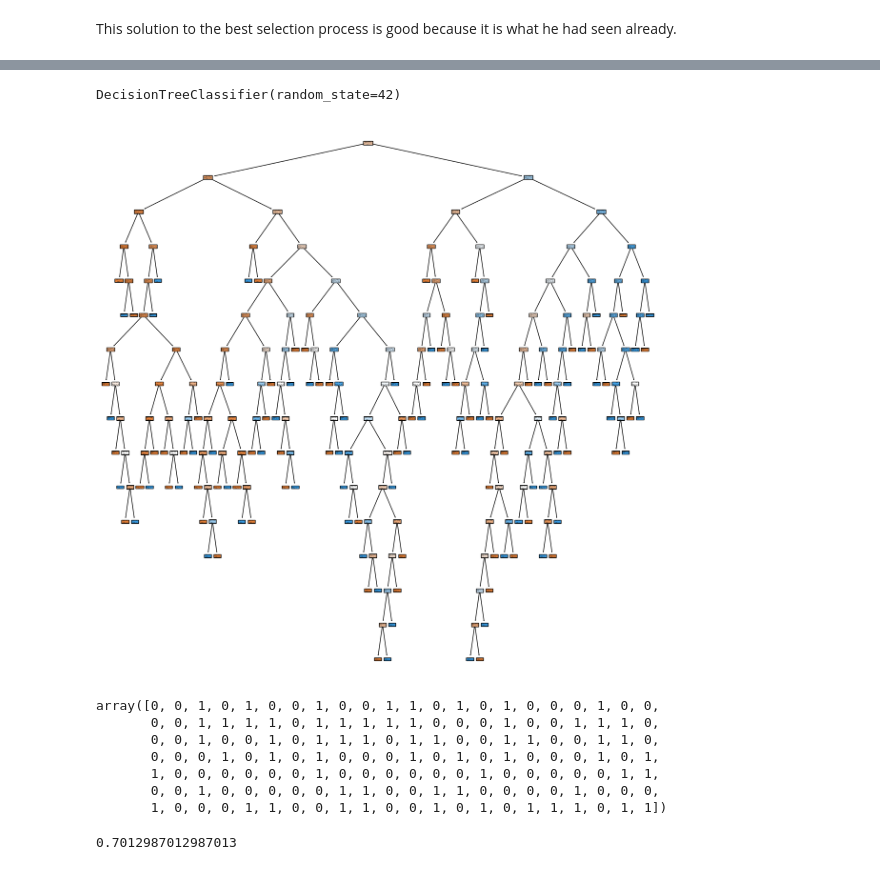
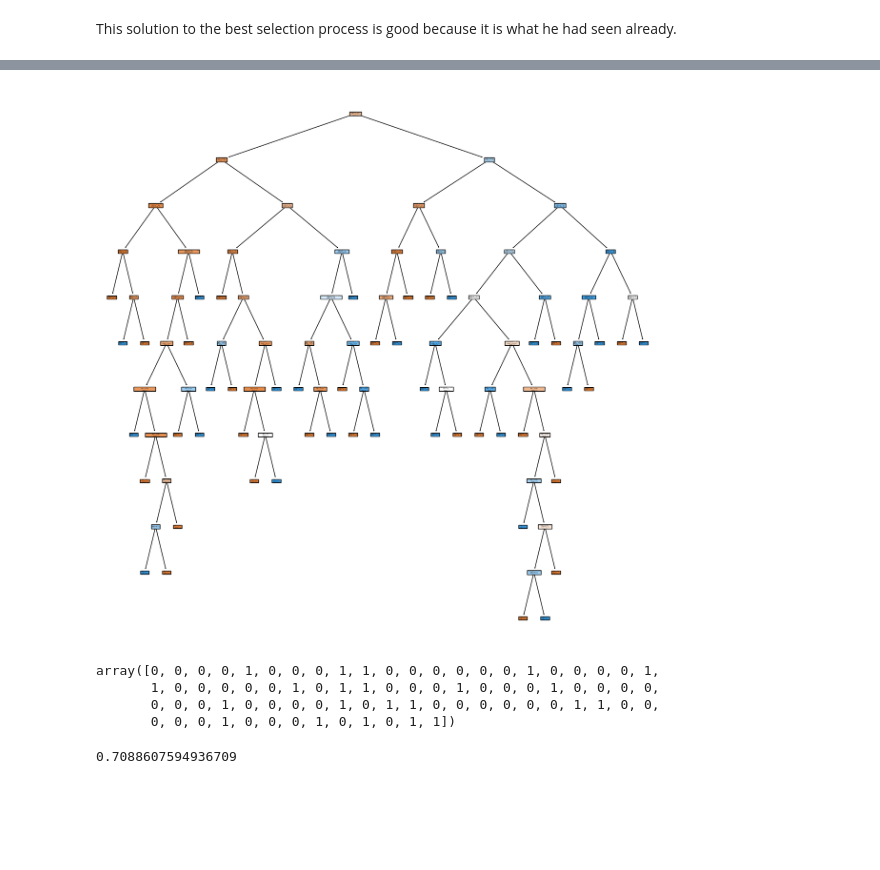
Before and after one commit to 4GeeksAcademy/machine-learning-python-template5, a Jupyter notebook: src/explore.ipynb, the cells around one changed output, grey strips where cells are left out. Drawn from its saved outputs; the diff is of its cells as text; code cells hidden in the pictures; blank space fills up the shorter version.

```diff
--- a/src/explore.ipynb
+++ b/src/explore.ipynb
@@ -61,6 +74,10 @@ plt.show()
 [figure]
 # %% [markdown]
 The variables with the most outliers are insulin, DiabetesPedigreeFunction and BMI
+# %%
+df = df[df['Insulin'] > 0]
+df = df[df['Glucose'] >0 ]
+df = df[df['BMI'] >0 ]
 # %%
 fig, axis = plt.subplots(2, 8, figsize = (10, 7))
 
@@ -134,11 +151,11 @@ X_train.head()
 # %%
-from sklearn.feature_selection import f_classif, SelectKBest
+# from sklearn.feature_selection import f_classif, SelectKBest
 
-# Con un valor de k = 5 queremos decir implícitamente que queremos eliminar 2 características del conjunto de datos
-selection_model = SelectKBest(f_classif, k= int(len(X_train.columns) * 0.7))
-selection_model.fit(X_train, y_train)
-ix = selection_model.get_support()
-X_train_sel = pd.DataFrame(selection_model.transform(X_train), columns = X_train.columns.values[ix])
-X_test_sel = pd.DataFrame(selection_model.transform(X_test), columns = X_test.columns.values[ix])
+# # Con un valor de k = 5 queremos decir implícitamente que queremos eliminar 2 características del conjunto de datos
+# selection_model = SelectKBest(f_classif, k= int(len(X_train.columns) * 0.7))
+# selection_model.fit(X_train, y_train)
+# ix = selection_model.get_support()
+# X_train_sel = pd.DataFrame(selection_model.transform(X_train), columns = X_train.columns.values[ix])
+# X_test_sel = pd.DataFrame(selection_model.transform(X_test), columns = X_test.columns.values[ix])
 
-X_train_sel.head()
+# X_train_sel.head()
@@ -152,5 +162,6 @@ X_train_sel.head()
 # %% [markdown]
 This solution to the best selection process is good because it is what he had seen already.
 # %%
-X_train_sel["Outcome"] = list(y_train)
+X_train["Outcome"] = list(y_train)
+X_test['Outcome'] = list(y_test)
 # %%
@@ -166,38 +172,39 @@ TotalTree = X_train_sel.drop('Outcome', axis=1)
-# %%
-from sklearn.tree import DecisionTreeClassifier
-
-model = DecisionTreeClassifier(random_state = 42)
-model.fit(TotalTree, X_train_sel['Outcome'])
-# %% [output]
-DecisionTreeClassifier(random_state=42)
 # %%
 from sklearn import tree
 
-fig = plt.figure(figsize=(15,15))
+from sklearn.tree import DecisionTreeClassifier
 
 
-tree.plot_tree(model, feature_names = X_train_sel['Outcome'], class_names = ["0", "1"], filled = True)
+X_train_outcome = X_train['Outcome']
+X_train = X_train.drop('Outcome', axis=1)
+
+X_test_outcome = X_test['Outcome']
+X_test = X_test.drop('Outcome', axis=1)
+
+model = DecisionTreeClassifier(random_state=42)
+model.fit(X_train, X_train_outcome)
+
+
+fig = plt.figure(figsize=(15, 15))
+tree.plot_tree(model, feature_names=list(X_train.columns), class_names=["0", "1"], filled=True)
 
 plt.show()
 # %% [output]
-[figure, old version]
+[figure, new version]
 # %%
-y_pred = model.predict(X_test_sel)
+y_pred = model.predict(X_test)
 y_pred
 # %% [output]
-array([0, 0, 1, 0, 1, 0, 0, 1, 0, 0, 1, 1, 0, 1, 0, 1, 0, 0, 0, 1, 0, 0,
-       0, 0, 1, 1, 1, 1, 0, 1, 1, 1, 1, 1, 0, 0, 0, 1, 0, 0, 1, 1, 1, 0,
-       0, 0, 1, 0, 0, 1, 0, 1, 1, 1, 0, 1, 1, 0, 0, 1, 1, 0, 0, 1, 1, 0,
-       0, 0, 0, 1, 0, 1, 0, 1, 0, 0, 0, 1, 0, 1, 0, 1, 0, 0, 0, 1, 0, 1,
-       1, 0, 0, 0, 0, 0, 0, 1, 0, 0, 0, 0, 0, 0, 1, 0, 0, 0, 0, 0, 1, 1,
-       0, 0, 1, 0, 0, 0, 0, 0, 1, 1, 0, 0, 1, 1, 0, 0, 0, 0, 1, 0, 0, 0,
-       1, 0, 0, 0, 1, 1, 0, 0, 1, 1, 0, 0, 1, 0, 1, 0, 1, 1, 1, 0, 1, 1])
+array([0, 0, 0, 0, 1, 0, 0, 0, 1, 1, 0, 0, 0, 0, 0, 0, 1, 0, 0, 0, 0, 1,
+       1, 0, 0, 0, 0, 0, 1, 0, 1, 1, 0, 0, 0, 1, 0, 0, 0, 1, 0, 0, 0, 0,
+       0, 0, 0, 1, 0, 0, 0, 0, 1, 0, 1, 1, 0, 0, 0, 0, 0, 0, 1, 1, 0, 0,
+       0, 0, 0, 1, 0, 0, 0, 1, 0, 1, 0, 1, 1])
 # %%
 from sklearn.metrics import accuracy_score
 
-accuracy_score(y_test, y_pred)
+accuracy_score(X_test_outcome, y_pred)
 # %% [output]
-0.7012987012987013
+0.7088607594936709
 # %%
 from pickle import dump
 
```
Also changed, not shown: parts of 18 cells of this notebook, 5 other files.
